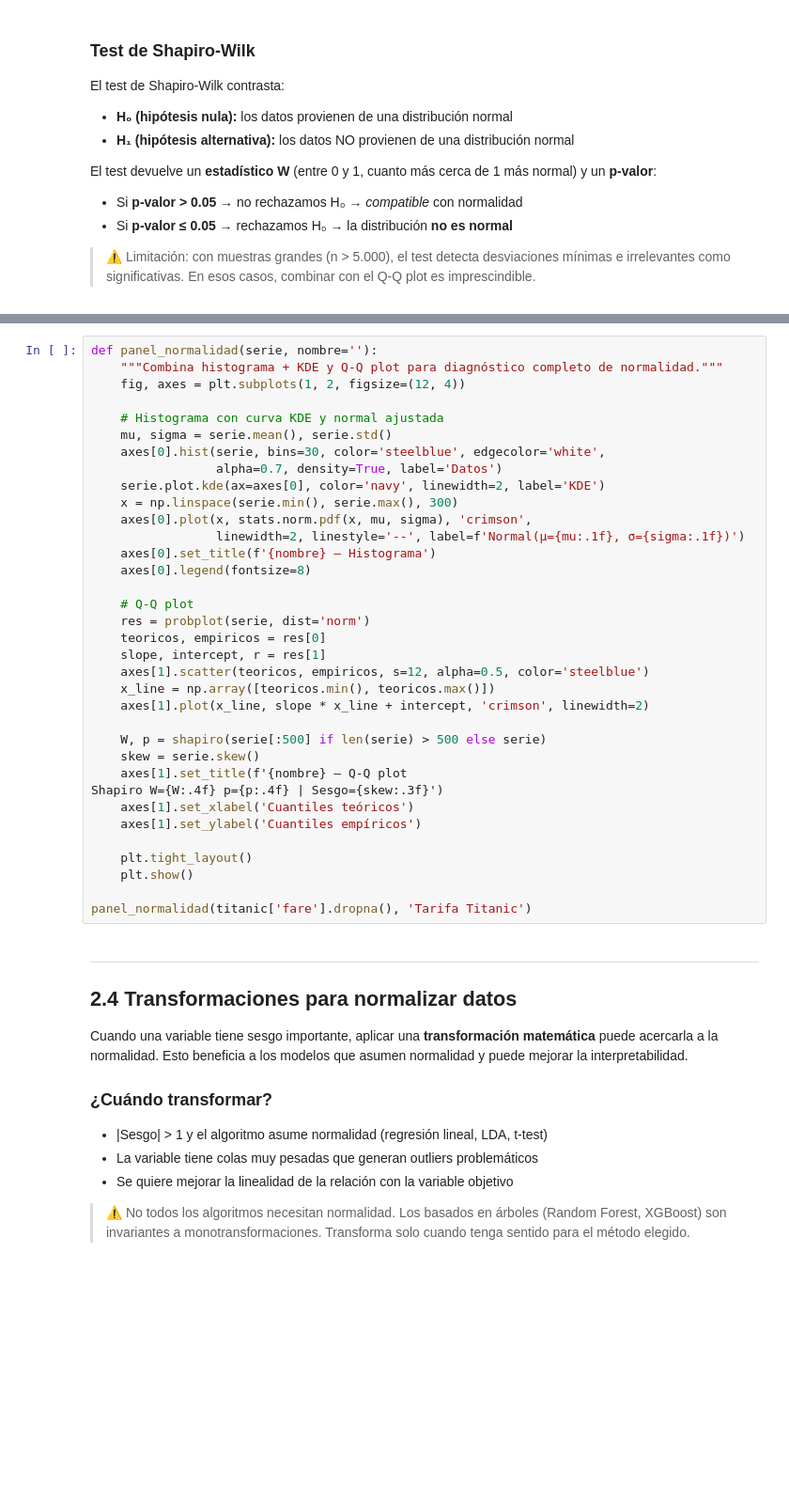
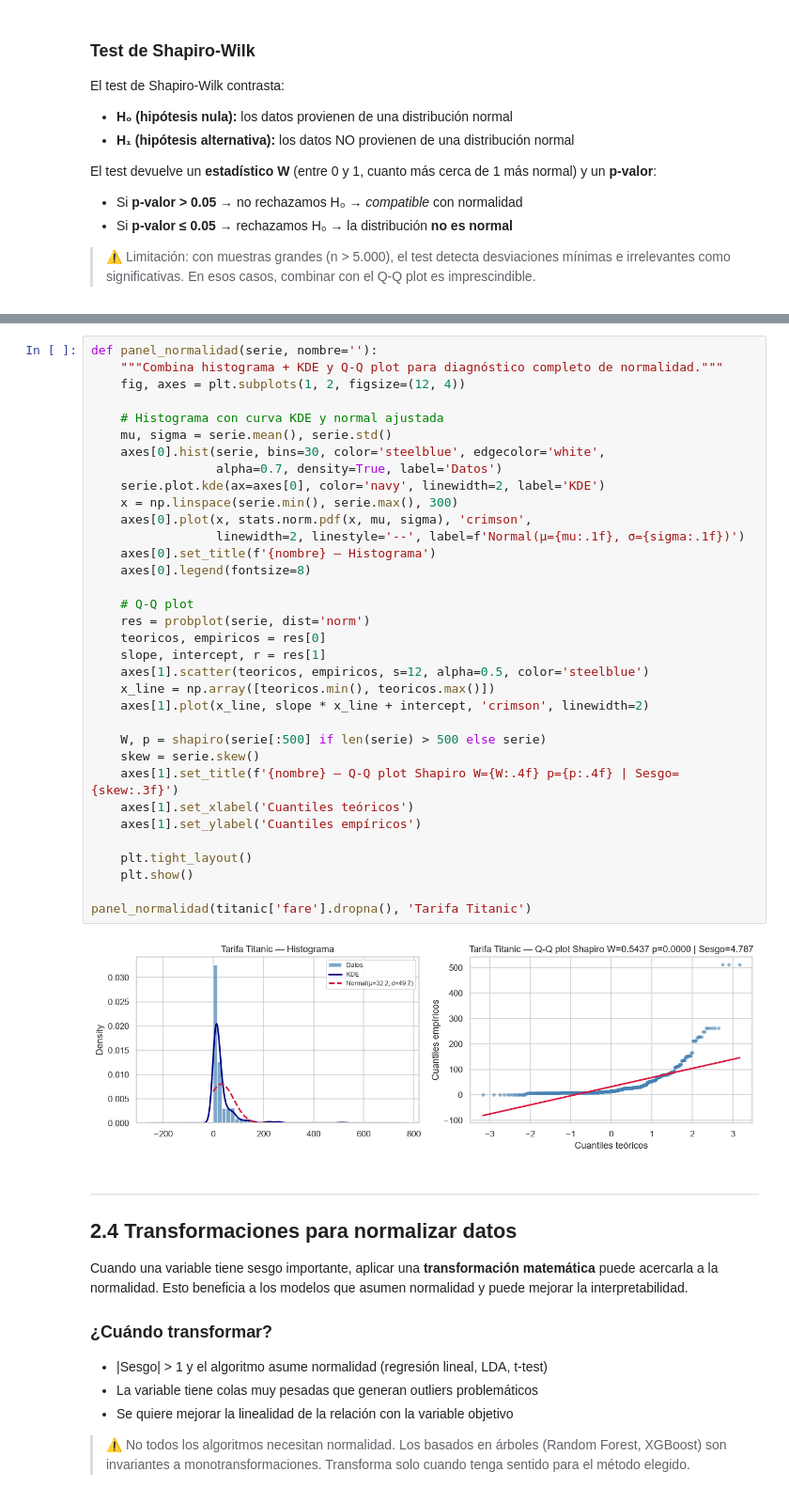
Before and after one commit to aalasan202/DLCD, a Jupyter notebook: UD2/Bloque_2_Distribuciones_y_Normalidad/B2_S2_Normalidad_y_Transformaciones.ipynb, the cells around one changed output, grey strips where cells are left out. Shown at 94% size. Saved outputs shown, nothing was run; the diff lists cells and outputs as text; blank space fills up the shorter version.

```diff
--- a/UD2/Bloque_2_Distribuciones_y_Normalidad/B2_S2_Normalidad_y_Transformaciones.ipynb
+++ b/UD2/Bloque_2_Distribuciones_y_Normalidad/B2_S2_Normalidad_y_Transformaciones.ipynb
@@ -138,35 +182,36 @@ def panel_normalidad(serie, nombre=''):
     fig, axes = plt.subplots(1, 2, figsize=(12, 4))
 
     # Histograma con curva KDE y normal ajustada
     mu, sigma = serie.mean(), serie.std()
     axes[0].hist(serie, bins=30, color='steelblue', edgecolor='white',
                  alpha=0.7, density=True, label='Datos')
     serie.plot.kde(ax=axes[0], color='navy', linewidth=2, label='KDE')
     x = np.linspace(serie.min(), serie.max(), 300)
     axes[0].plot(x, stats.norm.pdf(x, mu, sigma), 'crimson',
                  linewidth=2, linestyle='--', label=f'Normal(μ={mu:.1f}, σ={sigma:.1f})')
     axes[0].set_title(f'{nombre} — Histograma')
     axes[0].legend(fontsize=8)
 
     # Q-Q plot
     res = probplot(serie, dist='norm')
     teoricos, empiricos = res[0]
     slope, intercept, r = res[1]
     axes[1].scatter(teoricos, empiricos, s=12, alpha=0.5, color='steelblue')
     x_line = np.array([teoricos.min(), teoricos.max()])
     axes[1].plot(x_line, slope * x_line + intercept, 'crimson', linewidth=2)
 
     W, p = shapiro(serie[:500] if len(serie) > 500 else serie)
     skew = serie.skew()
-    axes[1].set_title(f'{nombre} — Q-Q plot
-Shapiro W={W:.4f} p={p:.4f} | Sesgo={skew:.3f}')
+    axes[1].set_title(f'{nombre} — Q-Q plot Shapiro W={W:.4f} p={p:.4f} | Sesgo={skew:.3f}')
     axes[1].set_xlabel('Cuantiles teóricos')
     axes[1].set_ylabel('Cuantiles empíricos')
 
     plt.tight_layout()
     plt.show()
 
 panel_normalidad(titanic['fare'].dropna(), 'Tarifa Titanic')
+# %% [output]
+[figure, added]
 # %% [markdown]
 ---
 ## 2.4 Transformaciones para normalizar datos
```
Also changed, not shown: parts of 11 cells of this notebook, 2 other files.
